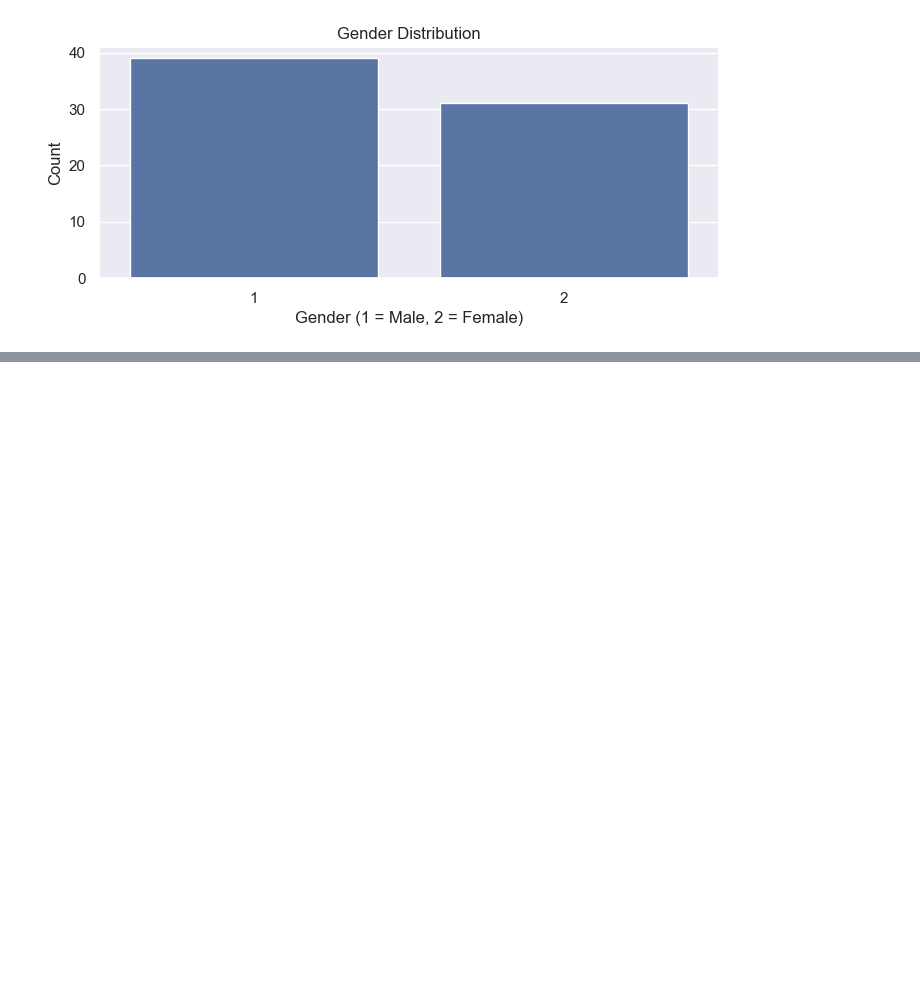
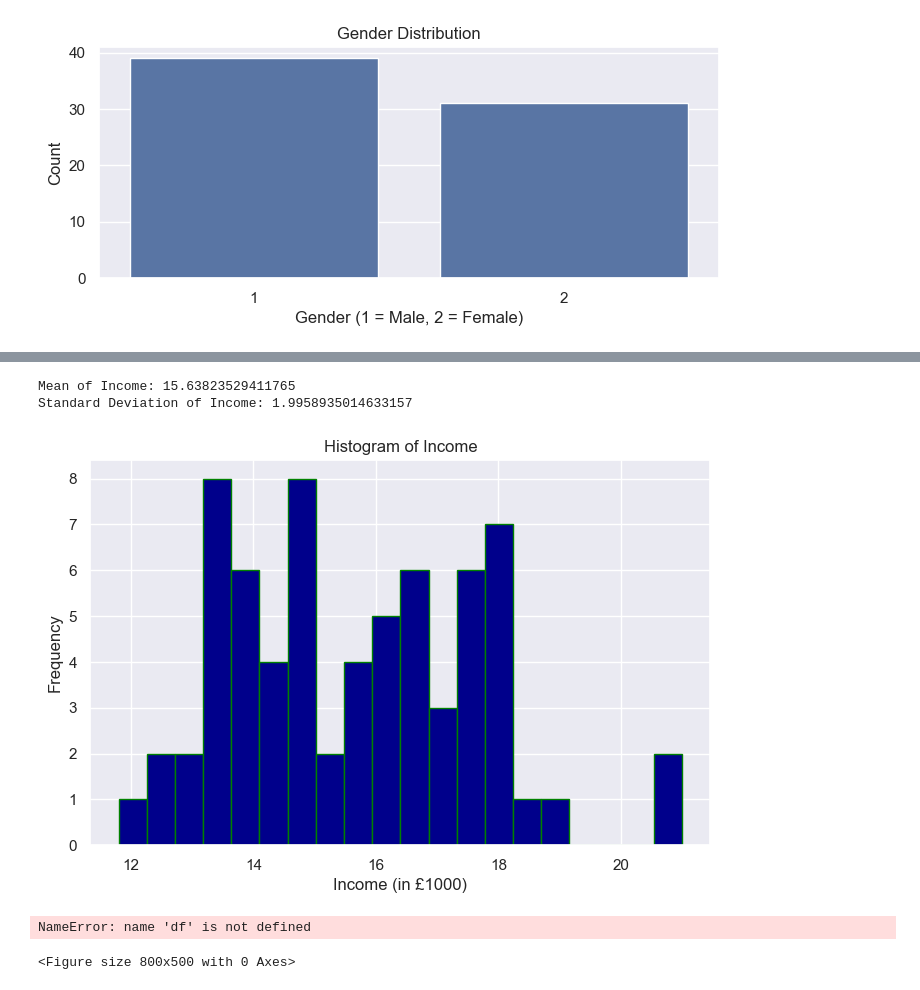
Before and after one commit to sirajwahaj/statisticsLab, a Jupyter notebook: assignment.ipynb, the cells around one changed output, grey strips where cells are left out. Saved outputs shown, nothing was run; the diff lists cells and outputs as text; code cells hidden in the pictures; blank space fills up the shorter version.

```diff
--- a/assignment.ipynb
+++ b/assignment.ipynb
@@ -60,0 +70,28 @@ plt.show()
+# %%
+income_mean = data_set['income'].mean()
+income_std = data_set['income'].std()
+
+print(f"Mean of Income: {income_mean}")
+print(f"Standard Deviation of Income: {income_std}")
+
+# Histogram of income
+plt.figure(figsize=(8, 5))
+plt.hist(data_set['income'], bins=20, color='darkblue', edgecolor='green')
+plt.title('Histogram of Income')
+plt.xlabel('Income (in £1000)')
+plt.ylabel('Frequency')
+plt.show()
+# %% [output]
+Mean of Income: 15.63823529411765
+Standard Deviation of Income: 1.9958935014633157
+[figure, added]
+# %%
+plt.figure(figsize=(8, 5))
+sns.scatterplot(x='absence', y='income', data=data_set)
+plt.title('Scatter Plot of Income vs. Absence')
+plt.xlabel('Absence (Days)')
+plt.ylabel('Income (in £1000)')
+plt.show()
+# %% [output]
+NameError: name 'df' is not defined
+<Figure size 800x500 with 0 Axes>
```
Also changed, not shown: parts of 3 cells of this notebook, 1 other file.
